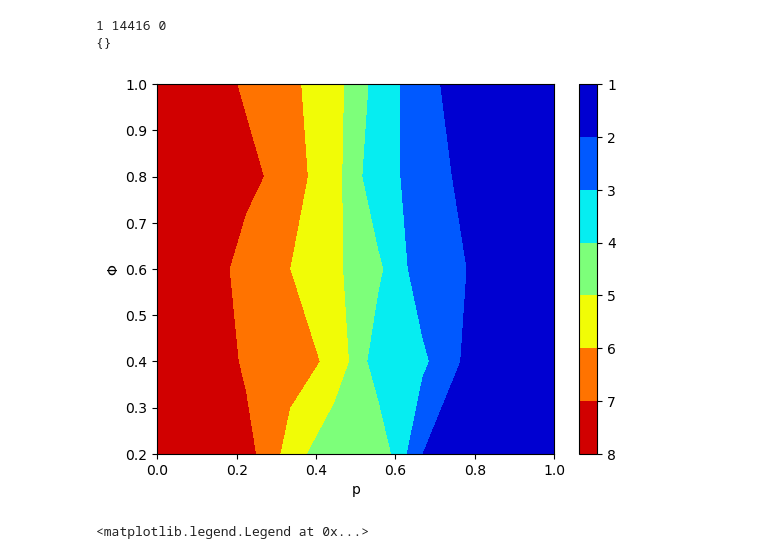
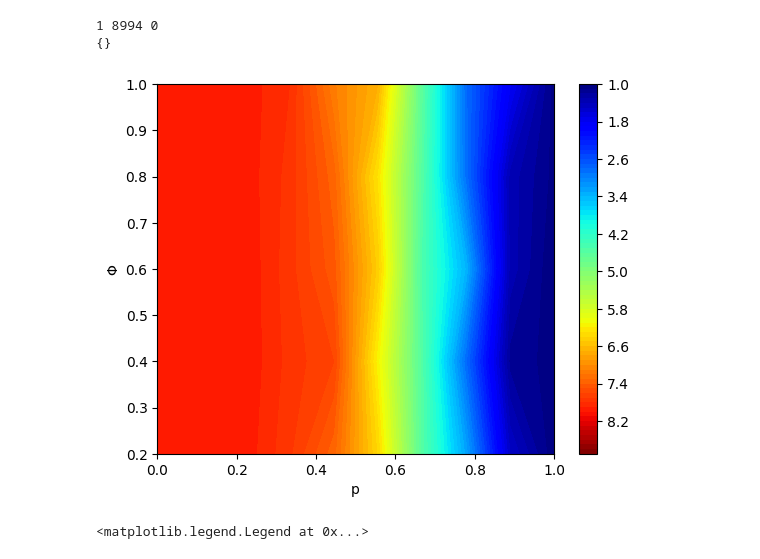
Before and after one commit to 1-0-GO/Coevolutionary-dynamics-of-opinions-and-networks--From-diversity-to-uniformity, a Jupyter notebook: simulation.ipynb, the cells around one changed output. Saved outputs shown, nothing was run; the diff lists cells and outputs as text; code cells hidden in the pictures.

Commit message:
changes to contour_plot

```diff
--- a/simulation.ipynb
+++ b/simulation.ipynb
@@ -173,15 +173,12 @@ class Simulation:
         If there are too many stalls for each advance in the simulation we
         consider the simulation is probably looping.
         """
-        return self.stall >= 20 + self.time * np.log2(self.N) / self.k
+        return self.stall >= 50 + self.time * np.log2(self.N) / self.k
     def run(self):
         if self.status:
             return self.status
-        while(not self.stop_condition()):
+        while(not (self.stop_condition() or self.loop_condition())):
             self.step()
-            if self.loop_condition():
-                self.status = -1
-                return -1
         self.status = 1
         self.num_surviving_opinions = len(set(nx.get_node_attributes(self.graph, "opinion").values()))
         return 1
@@ -217,10 +214,10 @@ if log:
 print(simul.status, simul.time, simul.stall)
 print(simul.stall_bin)
 # %% [output]
-1 14416 0
+1 8994 0
 {}
 # %%
-def contour_plot_number_of_surviving_opinions(N=100, runs=5, avg_degree=10, num_opinions=4, p_count=20, phi_count=20, phi_init=0.2):
+def contour_plot_number_of_surviving_opinions(N=100, runs=50, avg_degree=10, num_opinions=4, p_count=20, phi_count=20, phi_init=0.2):
     def mean(func, *args):
         sum = 0
         count = 0
@@ -243,14 +240,14 @@ def contour_plot_number_of_surviving_opinions(N=100, runs=5, avg_degree=10, num_
     params = np.dstack((P, PHI)).reshape(-1,2)
     surviving_opinions = np.array([mean(run_with_params, p, phi) for p,phi in params])
     Z = surviving_opinions.reshape(PHI.shape)
-    contour = plt.contourf(P, PHI, Z, levels=list(range(1, num_opinions+1)), cmap='jet')
+    contour = plt.contourf(P, PHI, Z, levels=list(np.arange(1, num_opinions+1, 0.1)), cmap='jet')
     plt.colorbar(contour).ax.invert_yaxis()
     plt.ylabel('Φ')
     plt.xlabel('p')
 # %%
-contour_plot_number_of_surviving_opinions(N=55, p_count=10, phi_count=5, num_opinions=8)
+contour_plot_number_of_surviving_opinions(N=100, p_count=10, phi_count=5, num_opinions=8)
 # %% [output]
-[figure, old version]
+[figure, new version]
 # %%
 # o objetivo seria este. Mas não sei se vai ser possível
 contour_plot_number_of_surviving_opinions(N=1000, p_count=100, phi_count=100, phi_init=0, num_opinions=50, runs=100)
```
